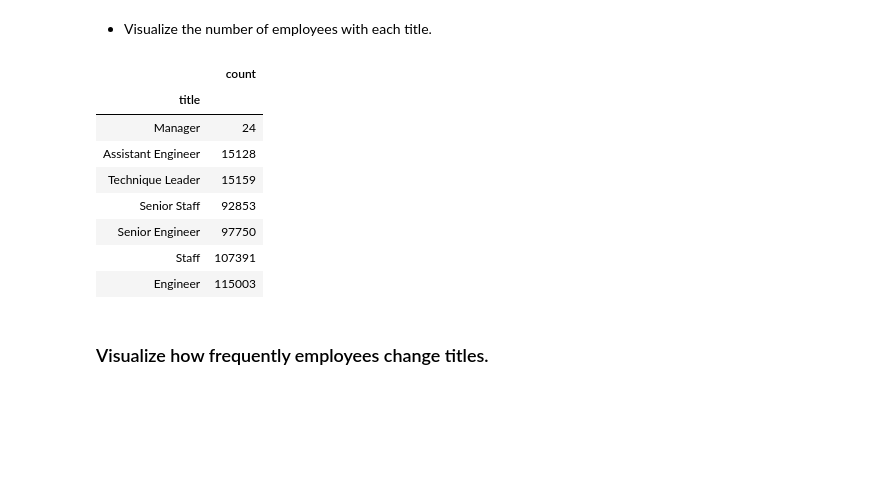
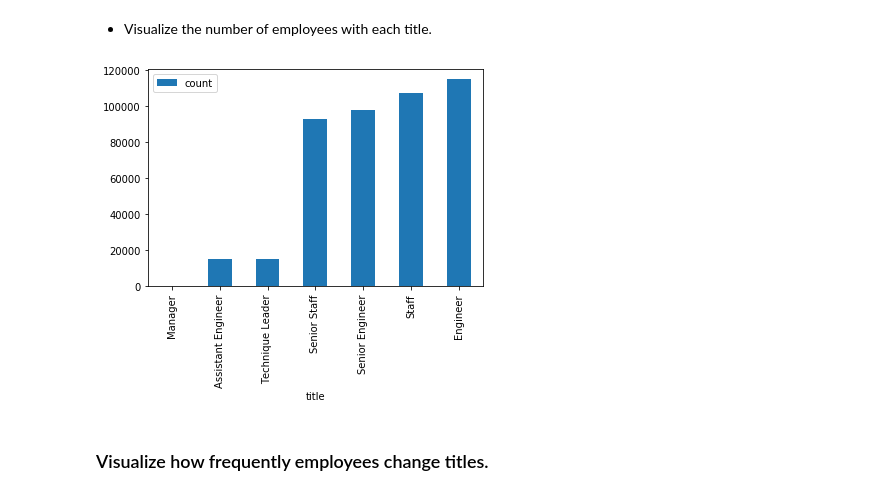
Before and after one commit to faithkane3/codeup_review, a Jupyter notebook: advanced_dataframes_practice.ipynb, the cells around one changed output. Saved outputs shown, nothing was run; the diff lists cells and outputs as text; code cells hidden in the pictures; blank space fills up the shorter version.

```diff
--- a/advanced_dataframes_practice.ipynb
+++ b/advanced_dataframes_practice.ipynb
@@ -369,17 +395,11 @@ emp_titles.head(1)
 # %% [markdown]
 - Visualize the number of employees with each title.
 # %%
-emp_titles.groupby('title')[['emp_no']].count().sort_values(by='emp_no').rename(columns={'emp_no': 'count'})
+emp_titles.groupby('title')[['emp_no']].count().sort_values(by='emp_no').rename(columns={'emp_no': 'count'}).plot.bar()
+
+plt.show()
 # %% [output]
-|  | count |
-| title |  |
-| Manager | 24 |
-| Assistant Engineer | 15128 |
-| Technique Leader | 15159 |
-| Senior Staff | 92853 |
-| Senior Engineer | 97750 |
-| Staff | 107391 |
-| Engineer | 115003 |
+[figure, added]
 # %% [markdown]
 ### Visualize how frequently employees change titles.
 # %% [markdown]
```
Also changed, not shown: parts of 7 cells of this notebook.
